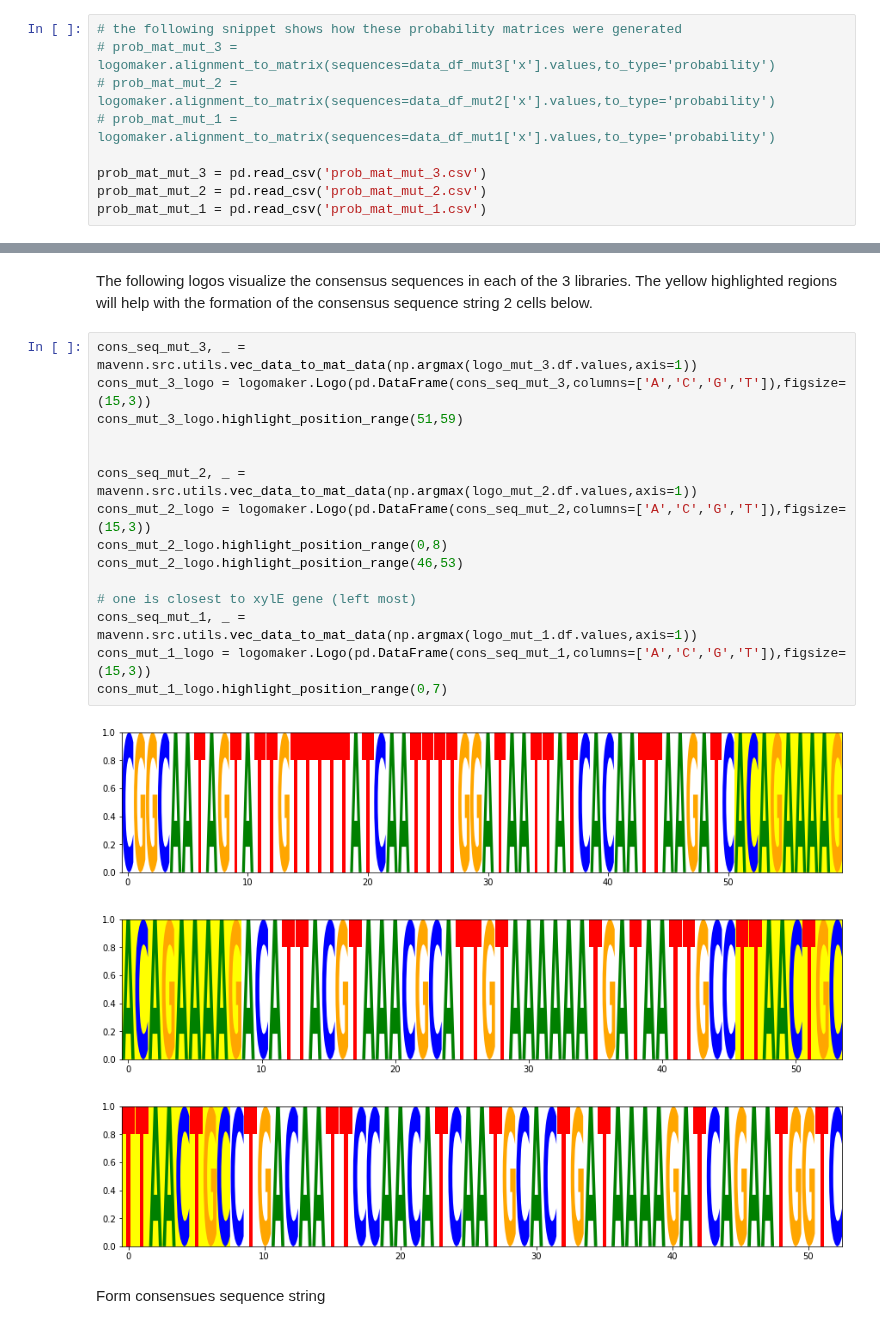
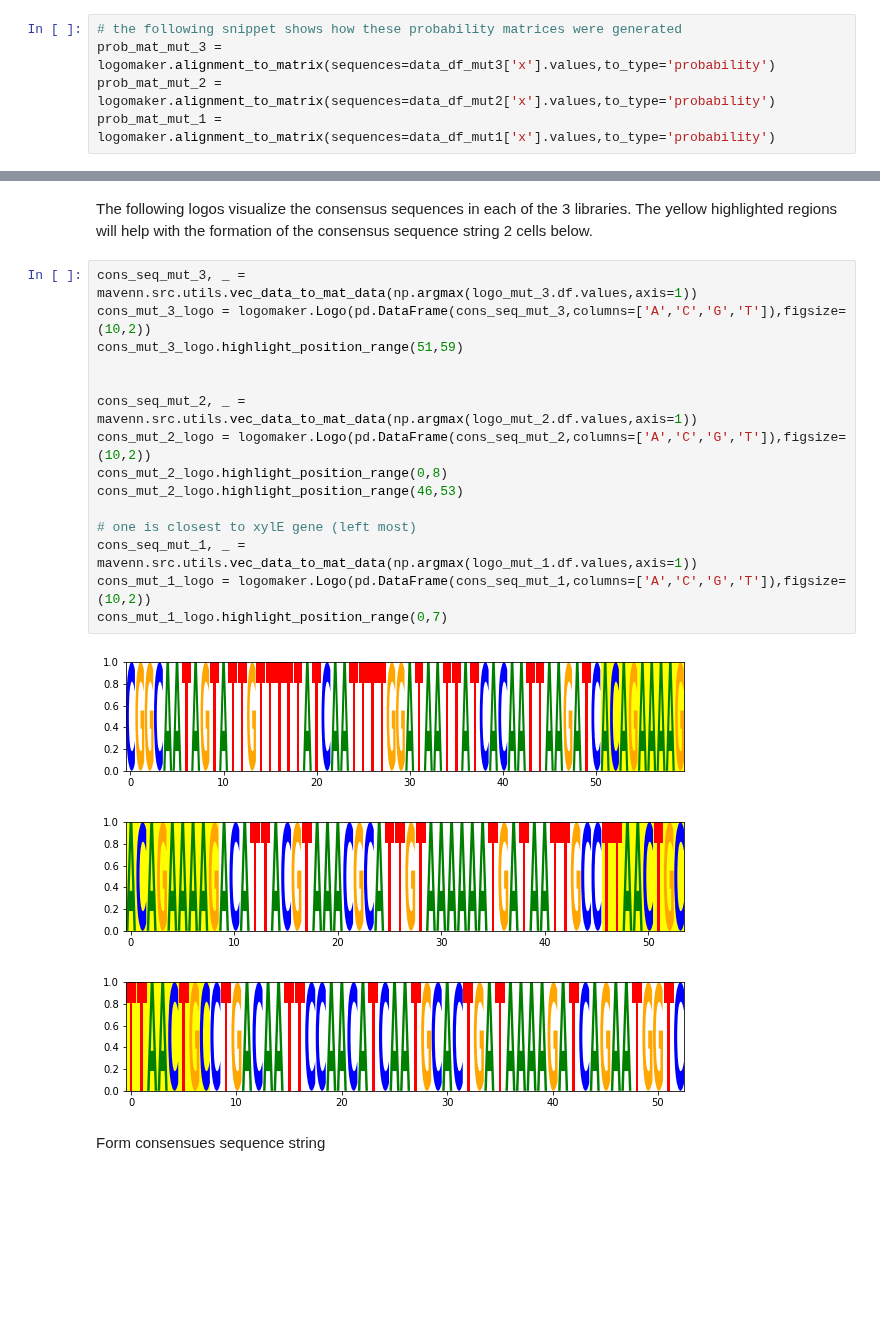
Before and after one commit to jbkinney/mavenn, a Jupyter notebook: docs/datasets/dataset_xylE.ipynb, the cells around one changed output, grey strips where cells are left out. Cells and saved outputs as stored; diff of their text form; blank space fills up the shorter version.

```diff
--- a/docs/datasets/dataset_xylE.ipynb
+++ b/docs/datasets/dataset_xylE.ipynb
@@ -61,10 +108,6 @@ The following two cells give a preview of the raw dataset from mutagenized regio
 # %%
 # the following snippet shows how these probability matrices were generated
-# prob_mat_mut_3 = logomaker.alignment_to_matrix(sequences=data_df_mut3['x'].values,to_type='probability')
-# prob_mat_mut_2 = logomaker.alignment_to_matrix(sequences=data_df_mut2['x'].values,to_type='probability')
-# prob_mat_mut_1 = logomaker.alignment_to_matrix(sequences=data_df_mut1['x'].values,to_type='probability')
-
-prob_mat_mut_3 = pd.read_csv('prob_mat_mut_3.csv')
-prob_mat_mut_2 = pd.read_csv('prob_mat_mut_2.csv')
-prob_mat_mut_1 = pd.read_csv('prob_mat_mut_1.csv')
+prob_mat_mut_3 = logomaker.alignment_to_matrix(sequences=data_df_mut3['x'].values,to_type='probability')
+prob_mat_mut_2 = logomaker.alignment_to_matrix(sequences=data_df_mut2['x'].values,to_type='probability')
+prob_mat_mut_1 = logomaker.alignment_to_matrix(sequences=data_df_mut1['x'].values,to_type='probability')
 # %%
@@ -79,23 +124,23 @@ logo_mut_1 = logomaker.Logo(prob_mat_mut_1)
 The following logos visualize the consensus sequences in each of the 3 libraries. The yellow highlighted regions will help with the formation of the consensus sequence string 2 cells below.
 # %%
 cons_seq_mut_3, _ = mavenn.src.utils.vec_data_to_mat_data(np.argmax(logo_mut_3.df.values,axis=1))
-cons_mut_3_logo = logomaker.Logo(pd.DataFrame(cons_seq_mut_3,columns=['A','C','G','T']),figsize=(15,3))
+cons_mut_3_logo = logomaker.Logo(pd.DataFrame(cons_seq_mut_3,columns=['A','C','G','T']),figsize=(10,2))
 cons_mut_3_logo.highlight_position_range(51,59)
 
 
 cons_seq_mut_2, _ = mavenn.src.utils.vec_data_to_mat_data(np.argmax(logo_mut_2.df.values,axis=1))
-cons_mut_2_logo = logomaker.Logo(pd.DataFrame(cons_seq_mut_2,columns=['A','C','G','T']),figsize=(15,3))
+cons_mut_2_logo = logomaker.Logo(pd.DataFrame(cons_seq_mut_2,columns=['A','C','G','T']),figsize=(10,2))
 cons_mut_2_logo.highlight_position_range(0,8)
 cons_mut_2_logo.highlight_position_range(46,53)
 
 # one is closest to xylE gene (left most)
 cons_seq_mut_1, _ = mavenn.src.utils.vec_data_to_mat_data(np.argmax(logo_mut_1.df.values,axis=1))
-cons_mut_1_logo = logomaker.Logo(pd.DataFrame(cons_seq_mut_1,columns=['A','C','G','T']),figsize=(15,3))
+cons_mut_1_logo = logomaker.Logo(pd.DataFrame(cons_seq_mut_1,columns=['A','C','G','T']),figsize=(10,2))
 cons_mut_1_logo.highlight_position_range(0,7)
 # %% [output]
-[figure, old version]
+[figure, new version]
-[figure, old version]
+[figure, new version]
-[figure, old version]
+[figure, new version]
 # %% [markdown]
 Form consensues sequence string
 # %%
```
Also changed, not shown: parts of 32 cells of this notebook, 1 other file.
